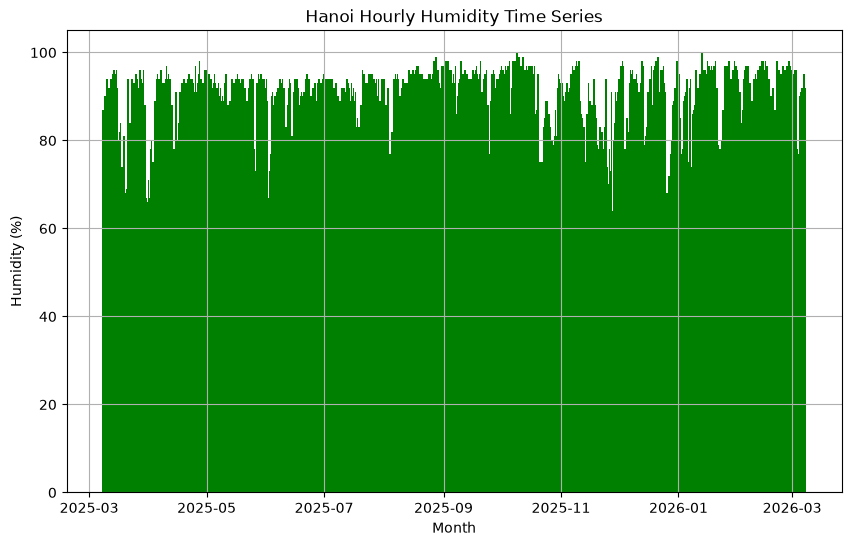
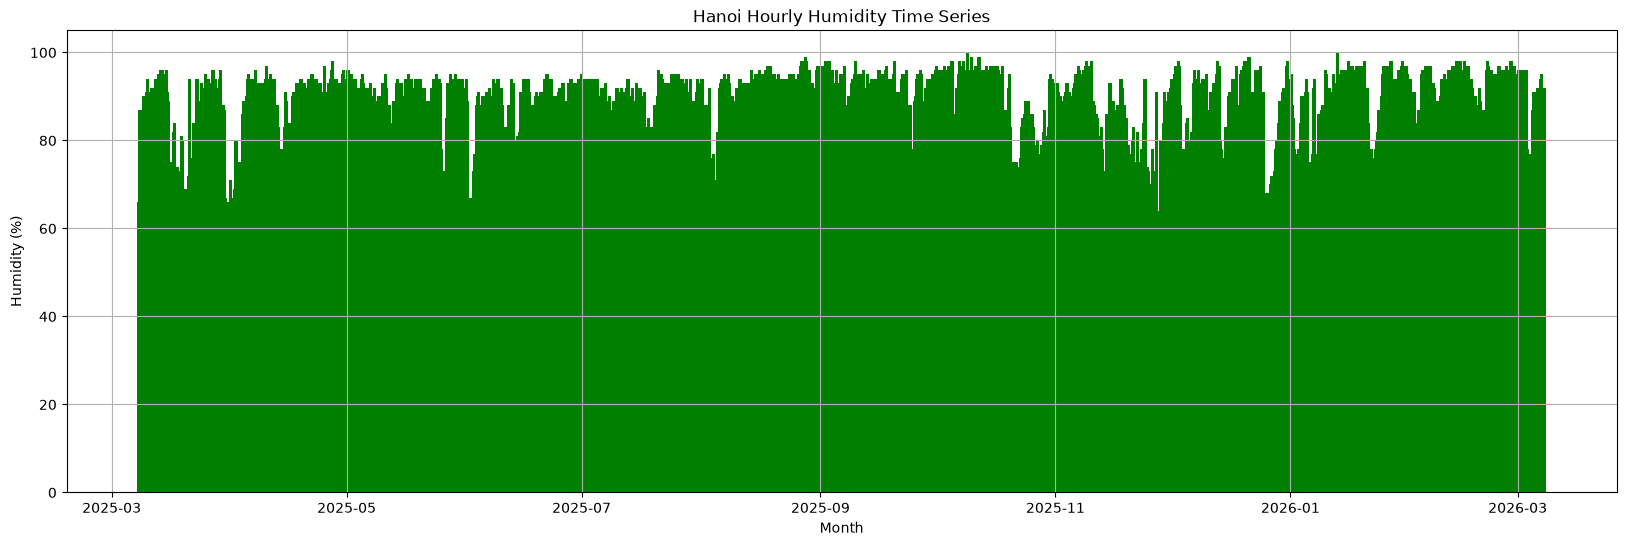
The change to this notebook cell's code, shown as a diff; its figure went from the first image to the second:
--- before
+++ after
@@ -1,4 +1,4 @@
 # Plot humidity variable
-plt.figure(figsize=(10, 6))  # Set the figure size
+plt.figure(figsize=(20, 6))  # Set the figure size
 plt.bar(df.index, df['Relative Humidity'], color='green', linestyle='-')  # Line plot
 plt.title('Hanoi Hourly Humidity Time Series')  # Set the title

Commit: some changes